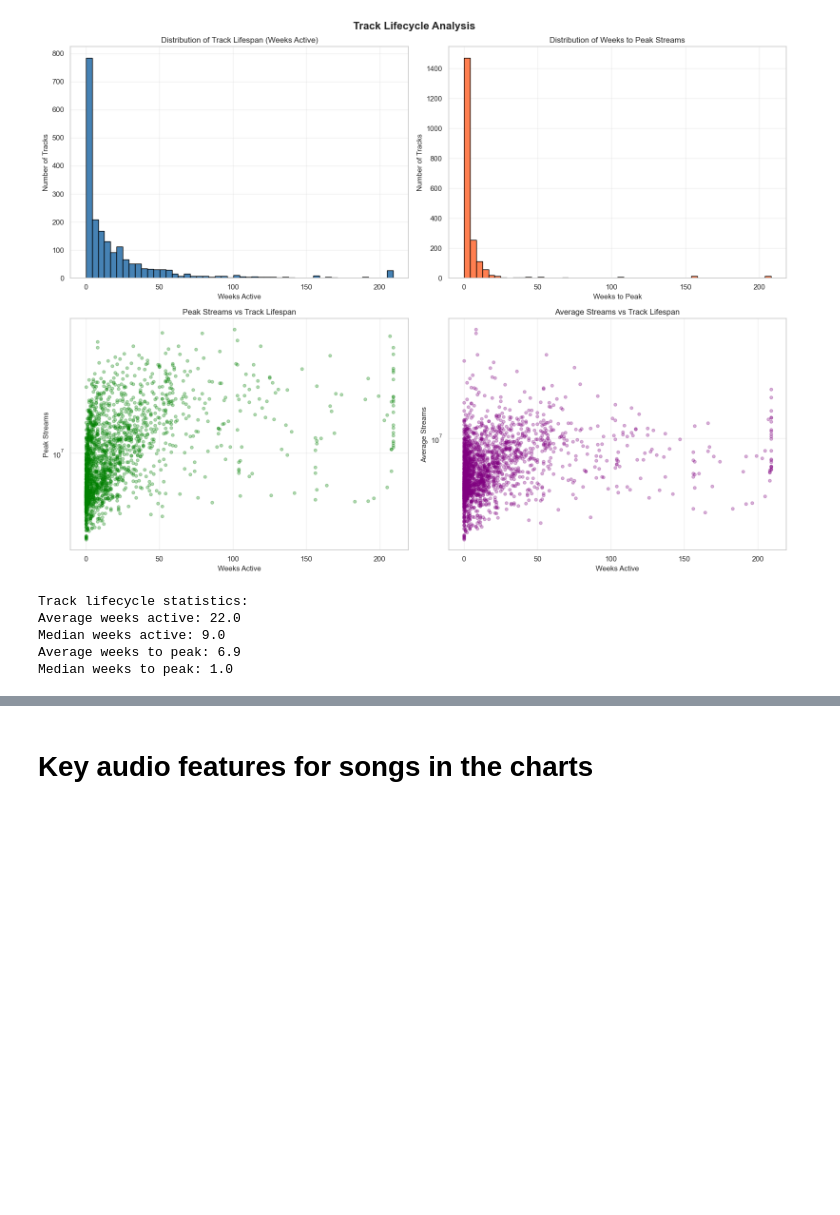
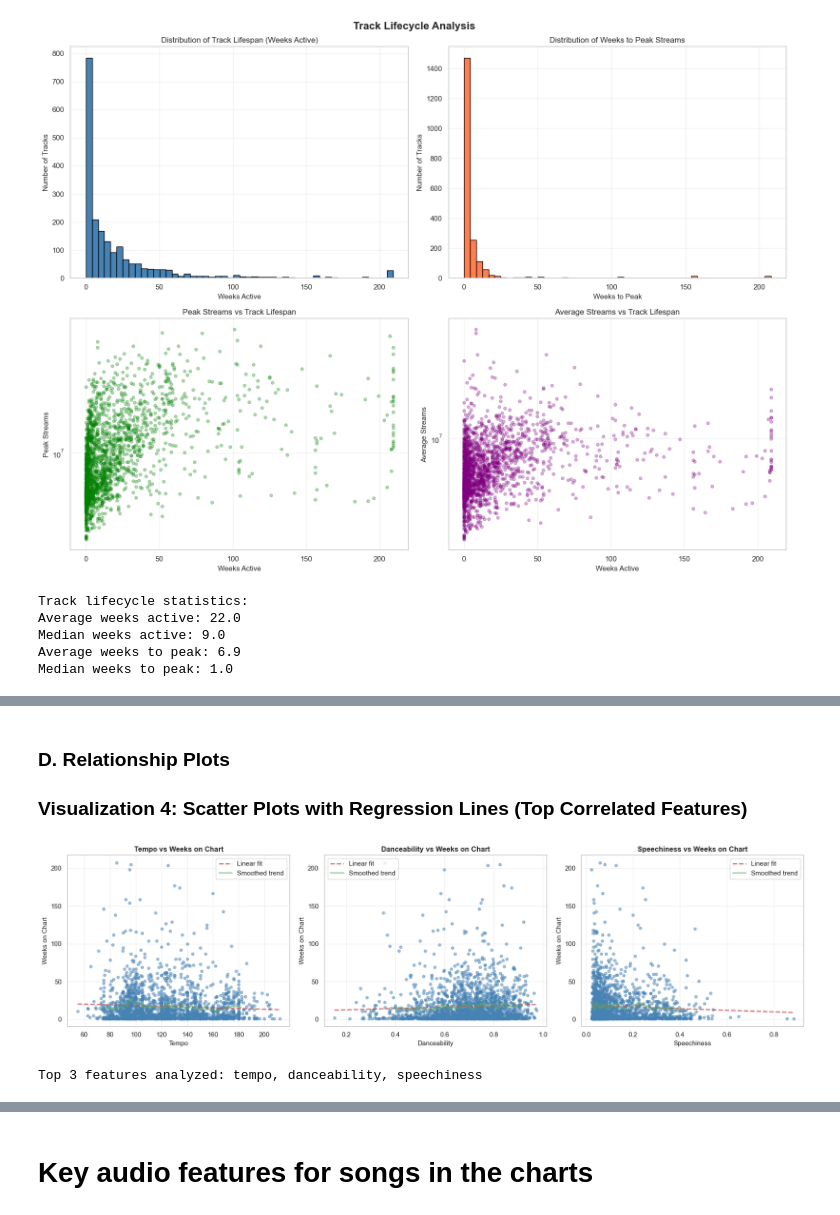
Before and after one commit to Ayabekhtiar/spotify_charts_project, a Jupyter notebook: data_visualisation.ipynb, the cells around one changed output, grey strips where cells are left out. Cells and saved outputs as stored; diff of their text form; code cells hidden in the pictures; blank space fills up the shorter version.

```diff
--- a/data_visualisation.ipynb
+++ b/data_visualisation.ipynb
@@ -115,0 +211,10 @@ Median weeks to peak: 1.0
+# %% [markdown]
+### D. Relationship Plots
+
+### Visualization 4: Scatter Plots with Regression Lines (Top Correlated Features)
+# %%
+# Plot scatter plots with regression lines
+plot_longevity_scatter_plots(longevity_data, longevity_correlations, n_features=3)
+# %% [output]
+[figure, added]
+Top 3 features analyzed: tempo, danceability, speechiness
```
Also changed, not shown: parts of 20 cells of this notebook, 4 other files.
